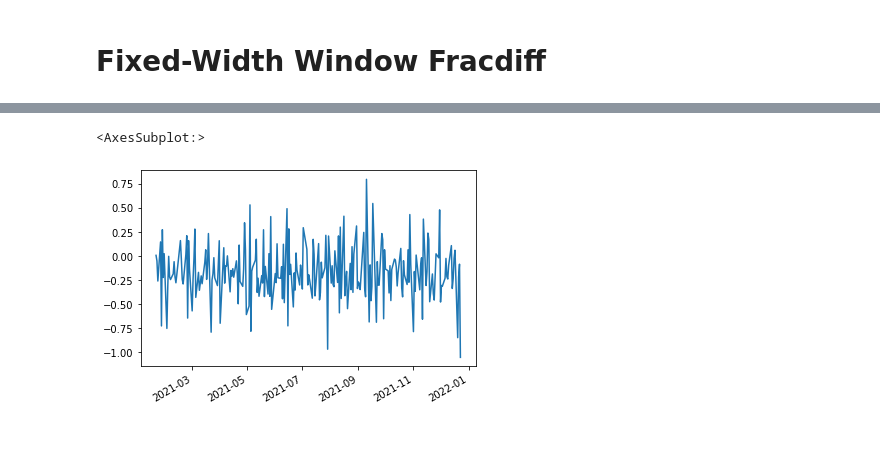
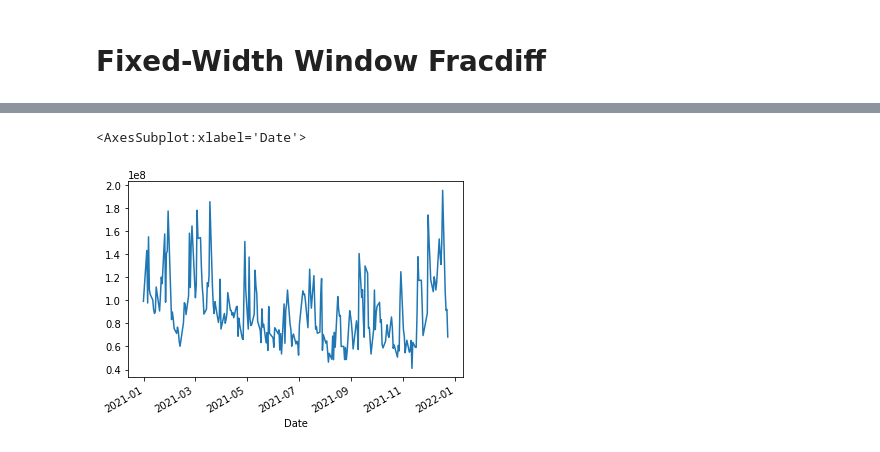
Before and after one commit to iusztinpaul/yacht, a Jupyter notebook: notebooks/preprocessing_methods.ipynb, the cells around one changed output, grey strips where cells are left out. Cells and saved outputs as stored; diff of their text form; code cells hidden in the pictures.

```diff
--- a/notebooks/preprocessing_methods.ipynb
+++ b/notebooks/preprocessing_methods.ipynb
@@ -495,5 +606,5 @@ data_diff[['Open', 'High', 'Low', 'Close']].plot()
 # %%
-data_diff['Volume'].plot()
+data['Volume'].plot()
 # %% [output]
-<AxesSubplot:>
+<AxesSubplot:xlabel='Date'>
-[figure, old version]
+[figure, new version]
```
Also changed, not shown: parts of 41 cells of this notebook, 11 other files.
